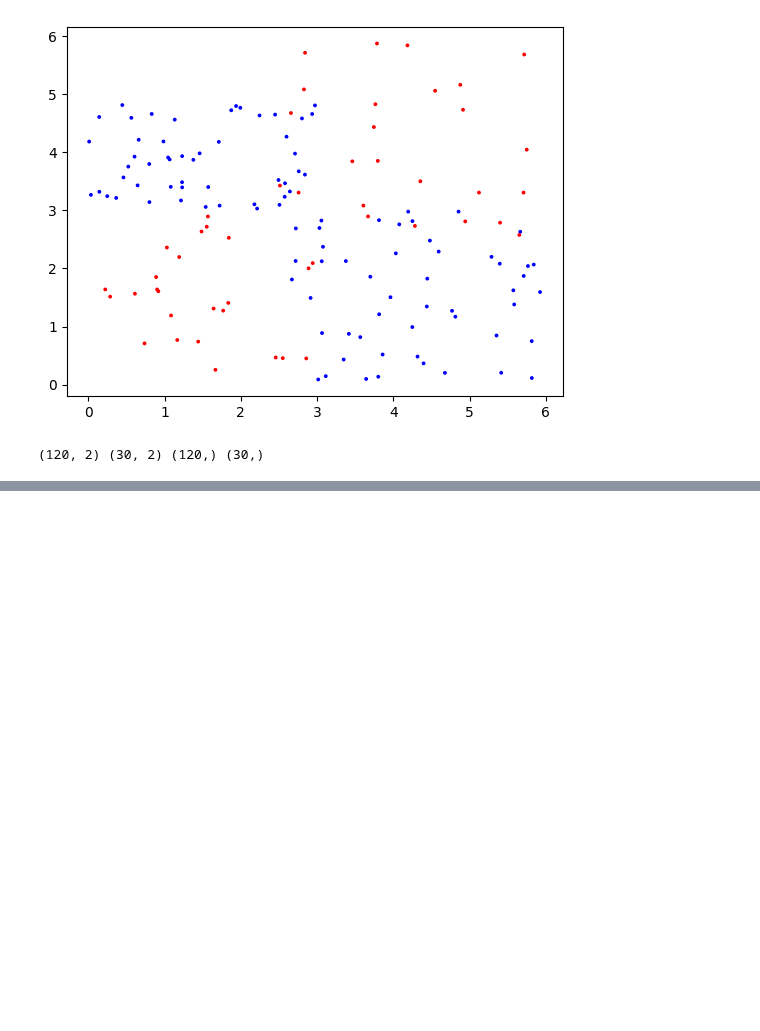
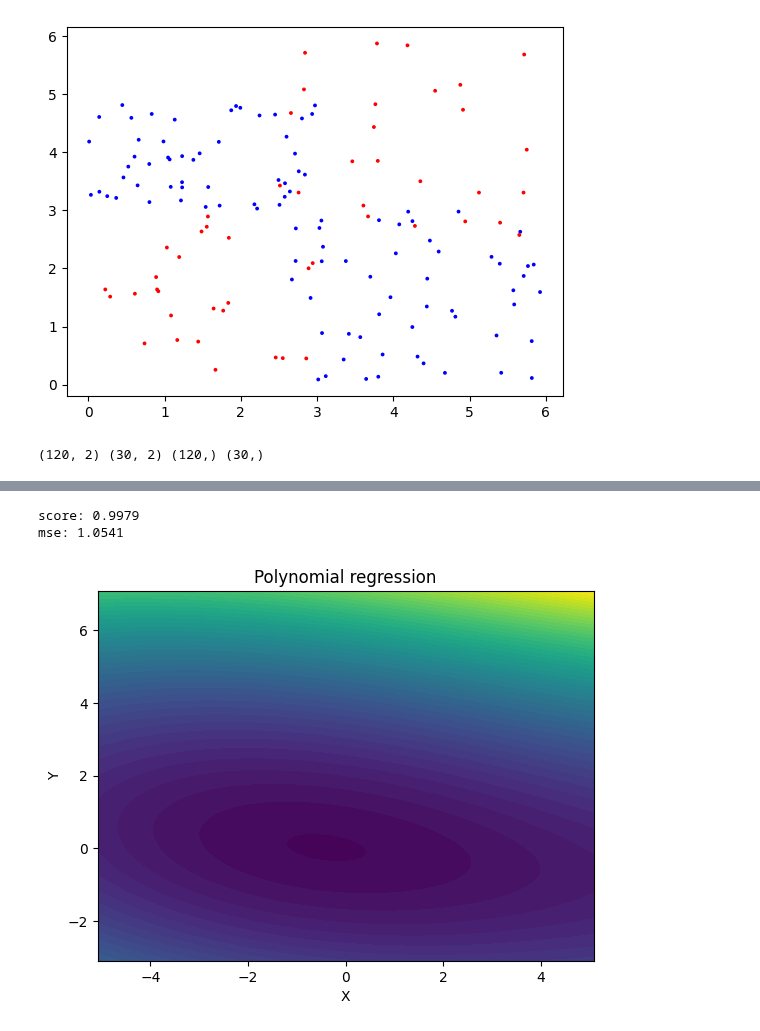
Before and after one commit to vhrollo/3-semester, a Jupyter notebook: INF264/homework/homework4.ipynb, the cells around one changed output, grey strips where cells are left out. Drawn from its saved outputs; the diff is of its cells as text; code cells hidden in the pictures; blank space fills up the shorter version.

```diff
--- a/INF264/homework/homework4.ipynb
+++ b/INF264/homework/homework4.ipynb
@@ -84,0 +149,43 @@ plt.show()
+# %%
+def fit_polynomial(x, y, degree, ridge):
+    model = make_pipeline(
+        PolynomialFeatures(degree),
+        Ridge(
+            alpha=ridge,
+            fit_intercept=False
+            )
+        )
+    model.fit(x, y)
+    return model
+# %%
+grid = {
+    'degree': [1,2,3,4,5,6],
+    'C': [0.0, 0.001, 0.01, 0.1],
+}
+params = it.product(grid['degree'], grid['C'])
+kfold = KFold(n_splits=5, shuffle=True, random_state=seed)
+
+score = []
+for param in params:
+    mse = []
+    for train_index, test_index in kfold.split(X_train):
+        X_train_fold, X_test_fold = X_train[train_index], X_train[test_index]
+        y_train_fold, y_test_fold = y_train[train_index], y_train[test_index]
+        model = fit_polynomial(X_train_fold, y_train_fold, param[0], param[1])
+        y_pred = model.predict(X_test_fold)
+        mse.append(mean_squared_error(y_test_fold, y_pred))
+    score.append((param, np.mean(mse)))
+
+best_param = min(score, key=lambda x: x[1])[0]
+
+model = fit_polynomial(X_train, y_train, best_param[0], best_param[1])
+y_pred = model.predict(X_test)
+print(f"score: {model.score(X_test, y_test):.4f}")
+print(f"mse: {mean_squared_error(y_test, y_pred):.4f}")
+
+
+plot_decision_boundary2(model, X, Y, 'Polynomial regression')
+# %% [output]
+score: 0.9979
+mse: 1.0541
+[figure, added]
```
Also changed, not shown: parts of 9 cells of this notebook.
